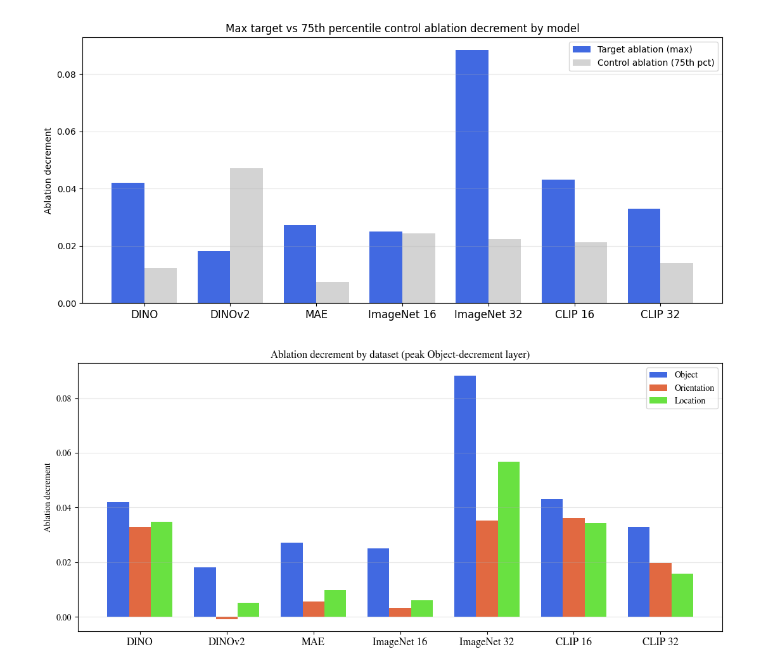
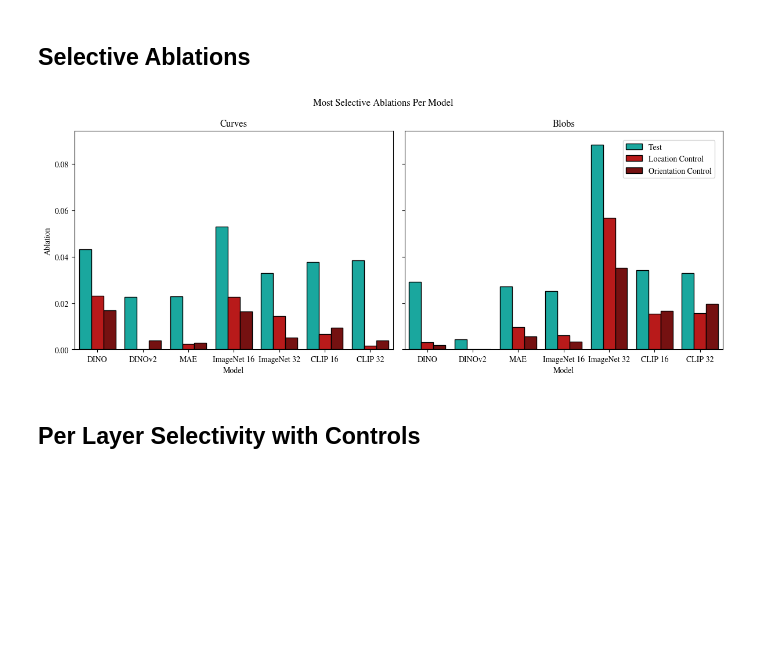
Before and after one commit to alexatartaglini/gestalt-interp, a Jupyter notebook: binding_probes/analysis/analyze_results.ipynb, the cells around one changed output. Drawn from its saved outputs; the diff is of its cells as text; code cells hidden in the pictures; blank space fills up the shorter version.

```diff
--- a/binding_probes/analysis/analyze_results.ipynb
+++ b/binding_probes/analysis/analyze_results.ipynb
@@ -365,0 +308,2 @@ print(latex_table)
+# %% [markdown]
+## Selective Ablations
@@ -366 +423,7 @@ print(latex_table)
+# %%
+plot_most_selective_ablation()
+# %% [output]
+[figure, added]
+# %% [markdown]
+## Per Layer Selectivity with Controls
 # %%
@@ -637,22 +495,2 @@ def plot_ablation_selectivity_by_layer(data=None, results_dir=None, models=None,
     plt.tight_layout()
     return axes
-# %%
-# Plot 4: Max target vs max control ablation decrement by model
-fig = plot_max_ablation_decrement_bar(data=data)
-plt.show()
-fig.savefig(
-    "../../figs/ablation.pdf",
-    dpi=300,
-    bbox_inches="tight",
-    pad_inches=0.1,
-    transparent=True,  # no background fill
-    format="pdf"
-)
-# %% [output]
-[figure, removed]
-# %%
-# Plot: Ablation decrement on Object, Orientation, and Location datasets (at peak Object-decrement layer)
-fig = plot_ablation_decrement_by_dataset(data=data)
-plt.show()
-# %% [output]
-[figure, removed]
```
Also changed, not shown: parts of 21 cells of this notebook.
